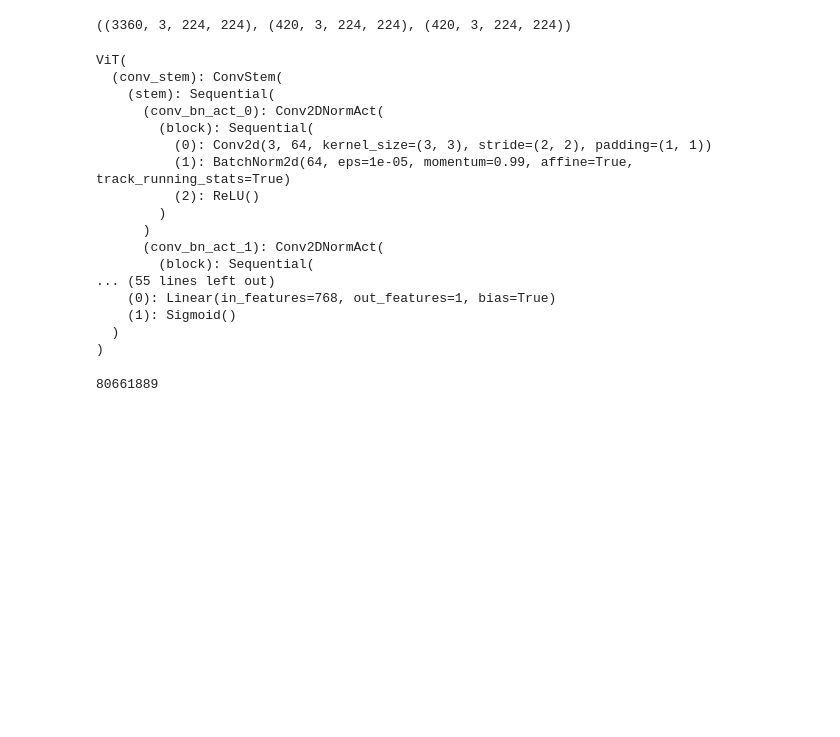
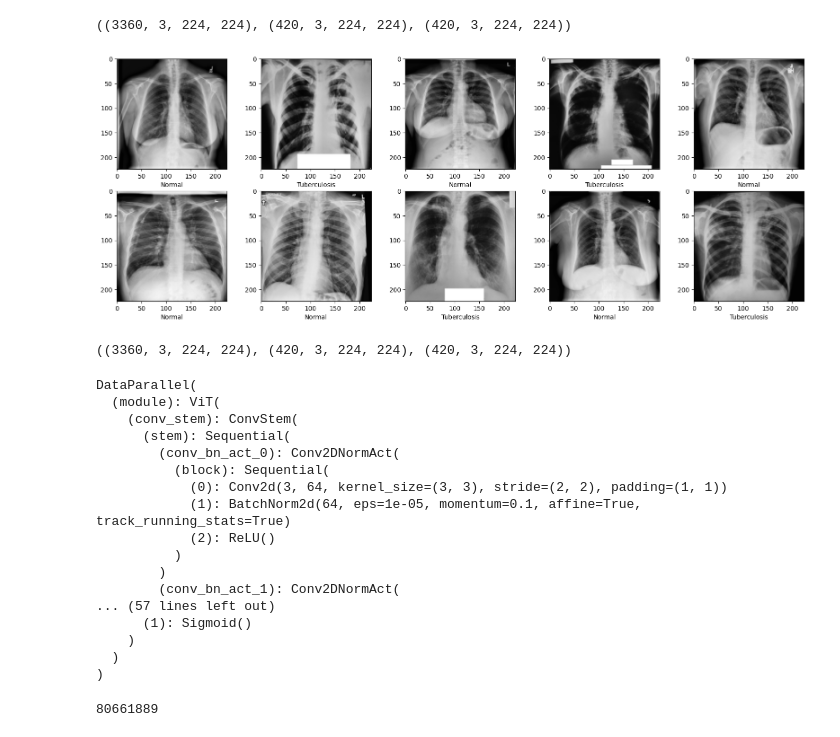
Before and after one commit to HabilAmardias/CPE-and-Convolutional-Stem-for-Vision-Transformer, a Jupyter notebook: conditional-positional-encoding-convstem.ipynb, the cells around one changed output. Saved outputs shown, nothing was run; the diff lists cells and outputs as text; code cells hidden in the pictures; blank space fills up the shorter version.

```diff
--- a/conditional-positional-encoding-convstem.ipynb
+++ b/conditional-positional-encoding-convstem.ipynb
@@ -9,11 +10,12 @@ from collections.abc import Iterable
 # %%
-batch_size=30
+batch_size=50
 patch_size=16
 img_size=224
 num_patches=(img_size//patch_size)**2
 p_dim=768
 heads_att=12
 num_encoder=11
+train_size=0.8
 # %%
 target_class={0:"Normal",1:"Tuberculosis"}
 Normal_dir=Path("/kaggle/input/tuberculosis-tb-chest-xray-dataset/TB_Chest_Radiography_Database/Normal/")
@@ -31,7 +33,7 @@ images.shape, labels.shape
 ((4200,), (4200,))
 # %%
 from sklearn.model_selection import train_test_split
-x_train, x_valid, y_train, y_valid = train_test_split(images,labels,test_size=0.2,random_state=42)
+x_train, x_valid, y_train, y_valid = train_test_split(images,labels,test_size=1-train_size,random_state=42)
 x_valid,x_test,y_valid,y_test=train_test_split(x_valid,y_valid,test_size=0.5,random_state=42)
 (x_train.shape,x_valid.shape,x_test.shape)
 # %% [output]
@@ -40,7 +42,7 @@ x_valid,x_test,y_valid,y_test=train_test_split(x_valid,y_valid,test_size=0.5,ran
 def image_preprocessing(path):
     img=cv2.imread(path)
     img=cv2.cvtColor(img,cv2.COLOR_BGR2GRAY)
-    clahe=cv2.createCLAHE(clipLimit=2)
+    clahe=cv2.createCLAHE(tileGridSize=(8,8),clipLimit=1)
     img=clahe.apply(img)
     img=cv2.GaussianBlur(img,(5,5),0,borderType=cv2.BORDER_CONSTANT)
     img=cv2.resize(img,(img_size,img_size),interpolation=cv2.INTER_LINEAR)
@@ -48,9 +50,16 @@ def image_preprocessing(path):
     img=np.moveaxis(img,-1,0)
     return img
 # %%
-x_train=np.array(list(map(image_preprocessing,x_train))).astype(np.float32)
-x_valid=np.array(list(map(image_preprocessing,x_valid))).astype(np.float32)
-x_test=np.array(list(map(image_preprocessing,x_test))).astype(np.float32)
+x_train=np.array(list(map(image_preprocessing,x_train)))
+x_valid=np.array(list(map(image_preprocessing,x_valid)))
+x_test=np.array(list(map(image_preprocessing,x_test)))
 x_train.shape,x_valid.shape,x_test.shape
 # %% [output]
 ((3360, 3, 224, 224), (420, 3, 224, 224), (420, 3, 224, 224))
+# %%
+_, ax = plt.subplots(2, 5, figsize=(20,7))
+for i in range(10):
+    ax[i//5,i%5].imshow(np.moveaxis(x_train[i],0,-1))
+    ax[i//5,i%5].set_xlabel(target_class[y_train[i]])
+# %% [output]
+[figure, added]
@@ -57,3 +85,11 @@ x_train.shape,x_valid.shape,x_test.shape
+# %%
+scaler=StandardScaler()
+x_train=scaler.fit_transform(x_train)
+x_test=scaler.transform(x_test)
+x_valid=scaler.transform(x_valid)
+x_train.shape,x_valid.shape,x_test.shape
+# %% [output]
+((3360, 3, 224, 224), (420, 3, 224, 224), (420, 3, 224, 224))
 # %%
 device=("cuda" if torch.cuda.is_available() else "cpu")
 x_train=torch.from_numpy(x_train).to(device)
@@ -210,24 +226,25 @@ model=ViT(patch_size=patch_size,
           num_patches=num_patches,
           projection_dim=p_dim,
           num_heads=heads_att,
-          num_encoder=num_encoder).to(device)
+          num_encoder=num_encoder)
+model=torch.nn.DataParallel(model).to(device)
 print(model)
 # %% [output]
-ViT(
-  (conv_stem): ConvStem(
-    (stem): Sequential(
-      (conv_bn_act_0): Conv2DNormAct(
-        (block): Sequential(
-          (0): Conv2d(3, 64, kernel_size=(3, 3), stride=(2, 2), padding=(1, 1))
-          (1): BatchNorm2d(64, eps=1e-05, momentum=0.99, affine=True, track_running_stats=True)
-          (2): ReLU()
+DataParallel(
+  (module): ViT(
+    (conv_stem): ConvStem(
+      (stem): Sequential(
+        (conv_bn_act_0): Conv2DNormAct(
+          (block): Sequential(
+            (0): Conv2d(3, 64, kernel_size=(3, 3), stride=(2, 2), padding=(1, 1))
+            (1): BatchNorm2d(64, eps=1e-05, momentum=0.1, affine=True, track_running_stats=True)
+            (2): ReLU()
+          )
         )
-      )
-      (conv_bn_act_1): Conv2DNormAct(
-        (block): Sequential(
-... (55 lines left out)
-    (0): Linear(in_features=768, out_features=1, bias=True)
-    (1): Sigmoid()
+        (conv_bn_act_1): Conv2DNormAct(
+... (57 lines left out)
+      (1): Sigmoid()
+    )
   )
 )
 # %%
```
Also changed, not shown: parts of 14 cells of this notebook, 1 other file.
